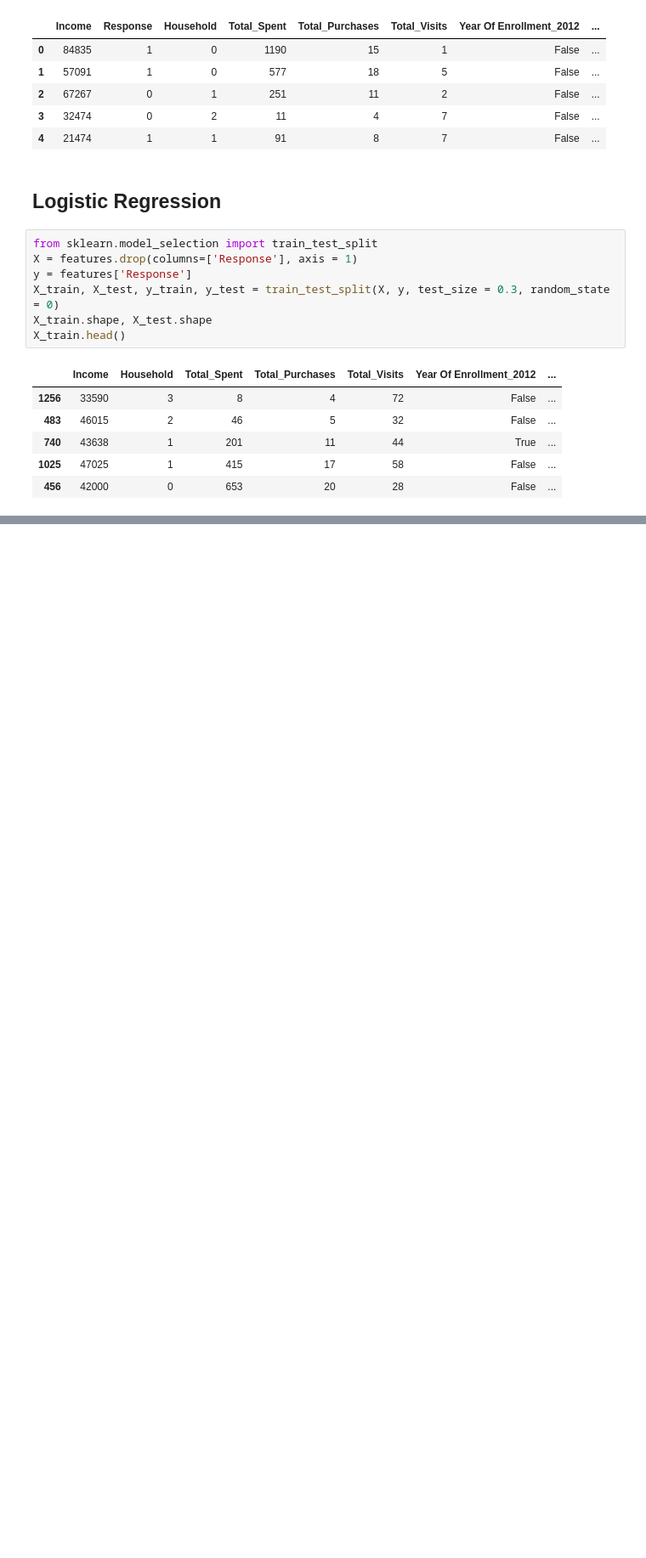
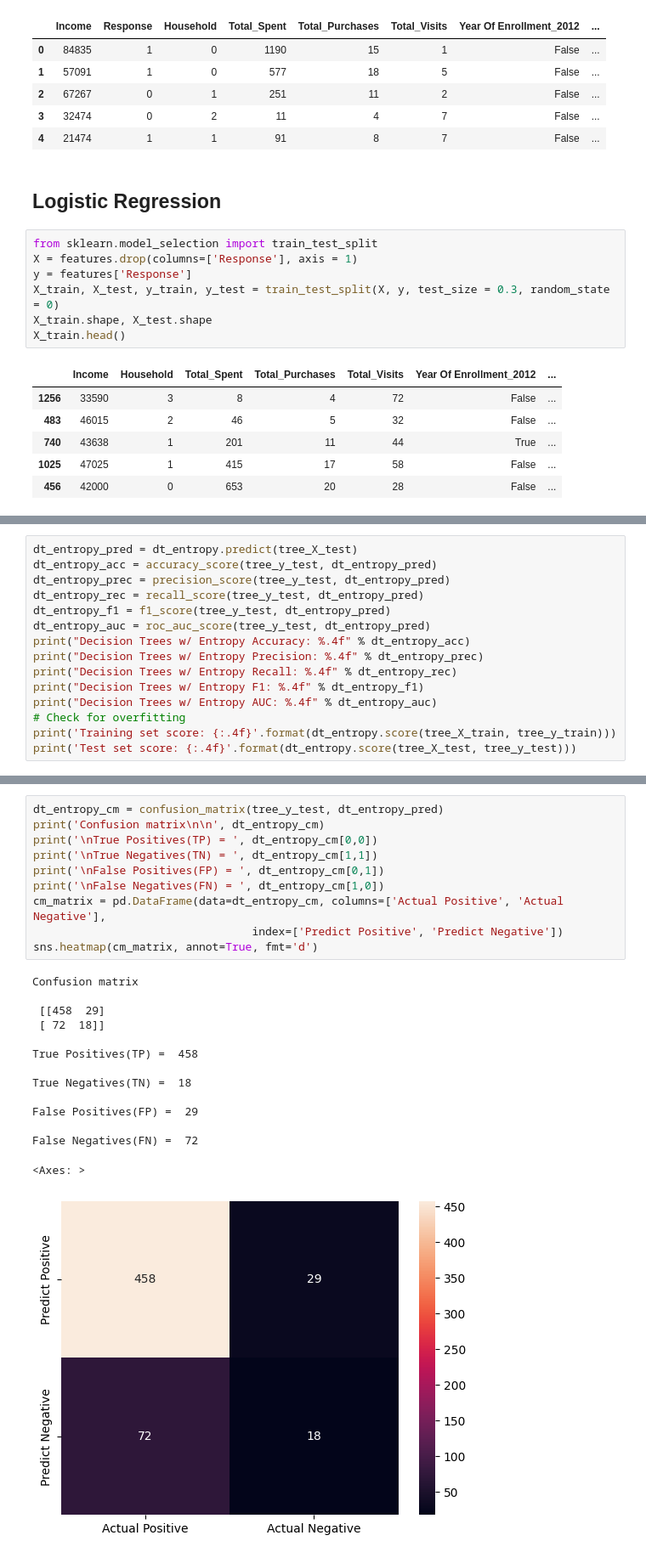
Before and after one commit to Ronan-Daliuag/Determining-Leads, a Jupyter notebook: Padrejuan-Model-Training.ipynb, the cells around one changed output, grey strips where cells are left out. Shown at 85% size. Cells and saved outputs as stored; diff of their text form; blank space fills up the shorter version.

```diff
--- a/Padrejuan-Model-Training.ipynb
+++ b/Padrejuan-Model-Training.ipynb
@@ -139,0 +312,15 @@ False Negatives(FN) =  73
+# %%
+dt_entropy_pred = dt_entropy.predict(tree_X_test)
+dt_entropy_acc = accuracy_score(tree_y_test, dt_entropy_pred)
+dt_entropy_prec = precision_score(tree_y_test, dt_entropy_pred)
+dt_entropy_rec = recall_score(tree_y_test, dt_entropy_pred)
+dt_entropy_f1 = f1_score(tree_y_test, dt_entropy_pred)
+dt_entropy_auc = roc_auc_score(tree_y_test, dt_entropy_pred)
+print("Decision Trees w/ Entropy Accuracy: %.4f" % dt_entropy_acc)
+print("Decision Trees w/ Entropy Precision: %.4f" % dt_entropy_prec)
+print("Decision Trees w/ Entropy Recall: %.4f" % dt_entropy_rec)
+print("Decision Trees w/ Entropy F1: %.4f" % dt_entropy_f1)
+print("Decision Trees w/ Entropy AUC: %.4f" % dt_entropy_auc)
+# Check for overfitting
+print('Training set score: {:.4f}'.format(dt_entropy.score(tree_X_train, tree_y_train)))
+print('Test set score: {:.4f}'.format(dt_entropy.score(tree_X_test, tree_y_test)))
@@ -139,0 +335,25 @@ False Negatives(FN) =  73
+# %%
+dt_entropy_cm = confusion_matrix(tree_y_test, dt_entropy_pred)
+print('Confusion matrix\n\n', dt_entropy_cm)
+print('\nTrue Positives(TP) = ', dt_entropy_cm[0,0])
+print('\nTrue Negatives(TN) = ', dt_entropy_cm[1,1])
+print('\nFalse Positives(FP) = ', dt_entropy_cm[0,1])
+print('\nFalse Negatives(FN) = ', dt_entropy_cm[1,0])
+cm_matrix = pd.DataFrame(data=dt_entropy_cm, columns=['Actual Positive', 'Actual Negative'],
+                                 index=['Predict Positive', 'Predict Negative'])
+sns.heatmap(cm_matrix, annot=True, fmt='d')
+# %% [output]
+Confusion matrix
+
+ [[458  29]
+ [ 72  18]]
+
+True Positives(TP) =  458
+
+True Negatives(TN) =  18
+
+False Positives(FP) =  29
+
+False Negatives(FN) =  72
+<Axes: >
+[figure, added]
```
Also changed, not shown: parts of 31 cells of this notebook, 2 other files.
